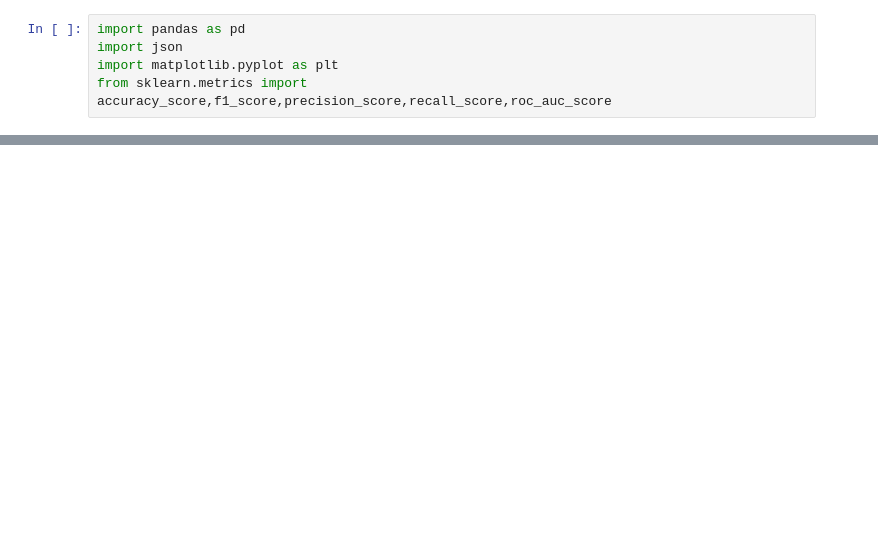
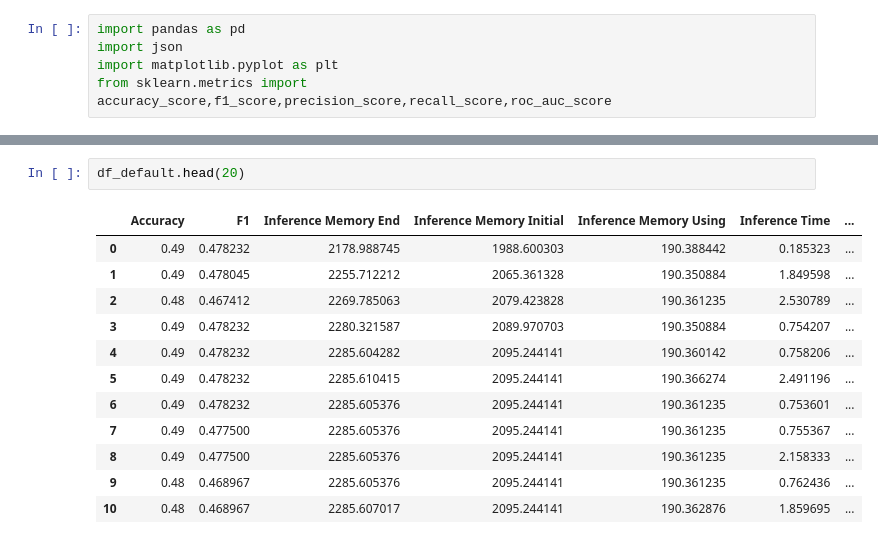
Before and after one commit to Anh39/Project_F, a Jupyter notebook: visualizer.ipynb, the cells around one changed output, grey strips where cells are left out. Saved outputs shown, nothing was run; the diff lists cells and outputs as text; blank space fills up the shorter version.

```diff
--- a/visualizer.ipynb
+++ b/visualizer.ipynb
@@ -166,0 +127,15 @@ Error:
+# %%
+df_default.head(20)
+# %% [output]
+|  | Accuracy | F1 | Inference Memory End | Inference Memory Initial | Inference Memory Using | Inference Time | ... |
+| 0 | 0.49 | 0.478232 | 2178.988745 | 1988.600303 | 190.388442 | 0.185323 | ... |
+| 1 | 0.49 | 0.478045 | 2255.712212 | 2065.361328 | 190.350884 | 1.849598 | ... |
+| 2 | 0.48 | 0.467412 | 2269.785063 | 2079.423828 | 190.361235 | 2.530789 | ... |
+| 3 | 0.49 | 0.478232 | 2280.321587 | 2089.970703 | 190.350884 | 0.754207 | ... |
+| 4 | 0.49 | 0.478232 | 2285.604282 | 2095.244141 | 190.360142 | 0.758206 | ... |
+| 5 | 0.49 | 0.478232 | 2285.610415 | 2095.244141 | 190.366274 | 2.491196 | ... |
+| 6 | 0.49 | 0.478232 | 2285.605376 | 2095.244141 | 190.361235 | 0.753601 | ... |
+| 7 | 0.49 | 0.477500 | 2285.605376 | 2095.244141 | 190.361235 | 0.755367 | ... |
+| 8 | 0.49 | 0.477500 | 2285.605376 | 2095.244141 | 190.361235 | 2.158333 | ... |
+| 9 | 0.48 | 0.468967 | 2285.605376 | 2095.244141 | 190.361235 | 0.762436 | ... |
+| 10 | 0.48 | 0.468967 | 2285.607017 | 2095.244141 | 190.362876 | 1.859695 | ... |
```
Also changed, not shown: parts of 15 cells of this notebook, 19 other files.
